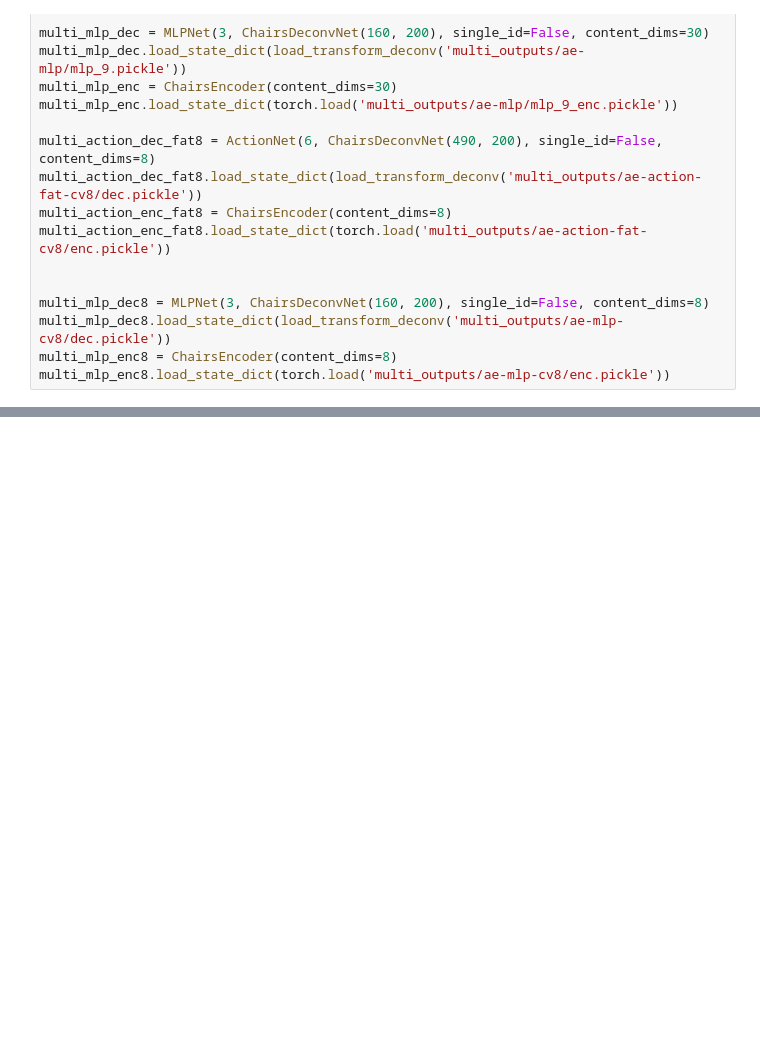
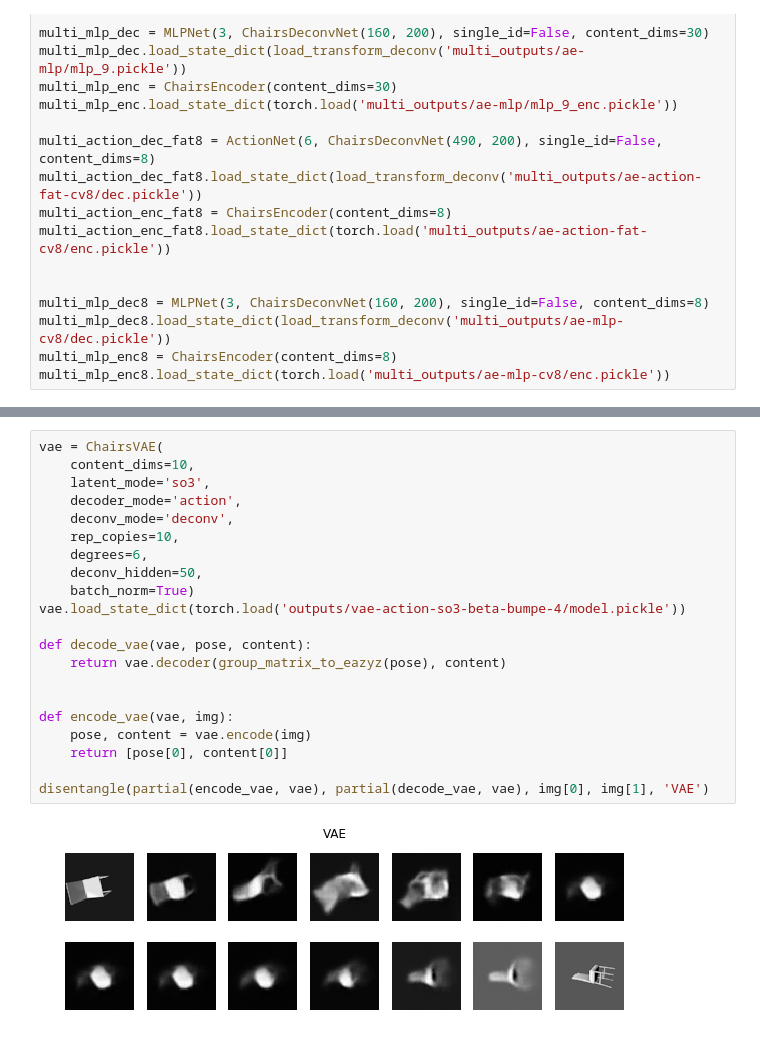
Before and after one commit to pimdh/lie-vae, a Jupyter notebook: supervised_interpolation.ipynb, the cells around one changed output, grey strips where cells are left out. Saved outputs shown, nothing was run; the diff lists cells and outputs as text; blank space fills up the shorter version.

```diff
--- a/supervised_interpolation.ipynb
+++ b/supervised_interpolation.ipynb
@@ -194,0 +197,23 @@ disentangle(multi_mlp_enc8, multi_mlp_dec8, img[0], img[1], 'MLP (8 ID dims)')
+# %%
+vae = ChairsVAE(
+    content_dims=10,
+    latent_mode='so3',
+    decoder_mode='action',
+    deconv_mode='deconv',
+    rep_copies=10,
+    degrees=6,
+    deconv_hidden=50,
+    batch_norm=True)
+vae.load_state_dict(torch.load('outputs/vae-action-so3-beta-bumpe-4/model.pickle'))
+
+def decode_vae(vae, pose, content):
+    return vae.decoder(group_matrix_to_eazyz(pose), content)
+
+
+def encode_vae(vae, img):
+    pose, content = vae.encode(img)
+    return [pose[0], content[0]]
+
+disentangle(partial(encode_vae, vae), partial(decode_vae, vae), img[0], img[1], 'VAE')
+# %% [output]
+[figure, added]
```
Also changed, not shown: parts of 6 cells of this notebook, 4 other files.
